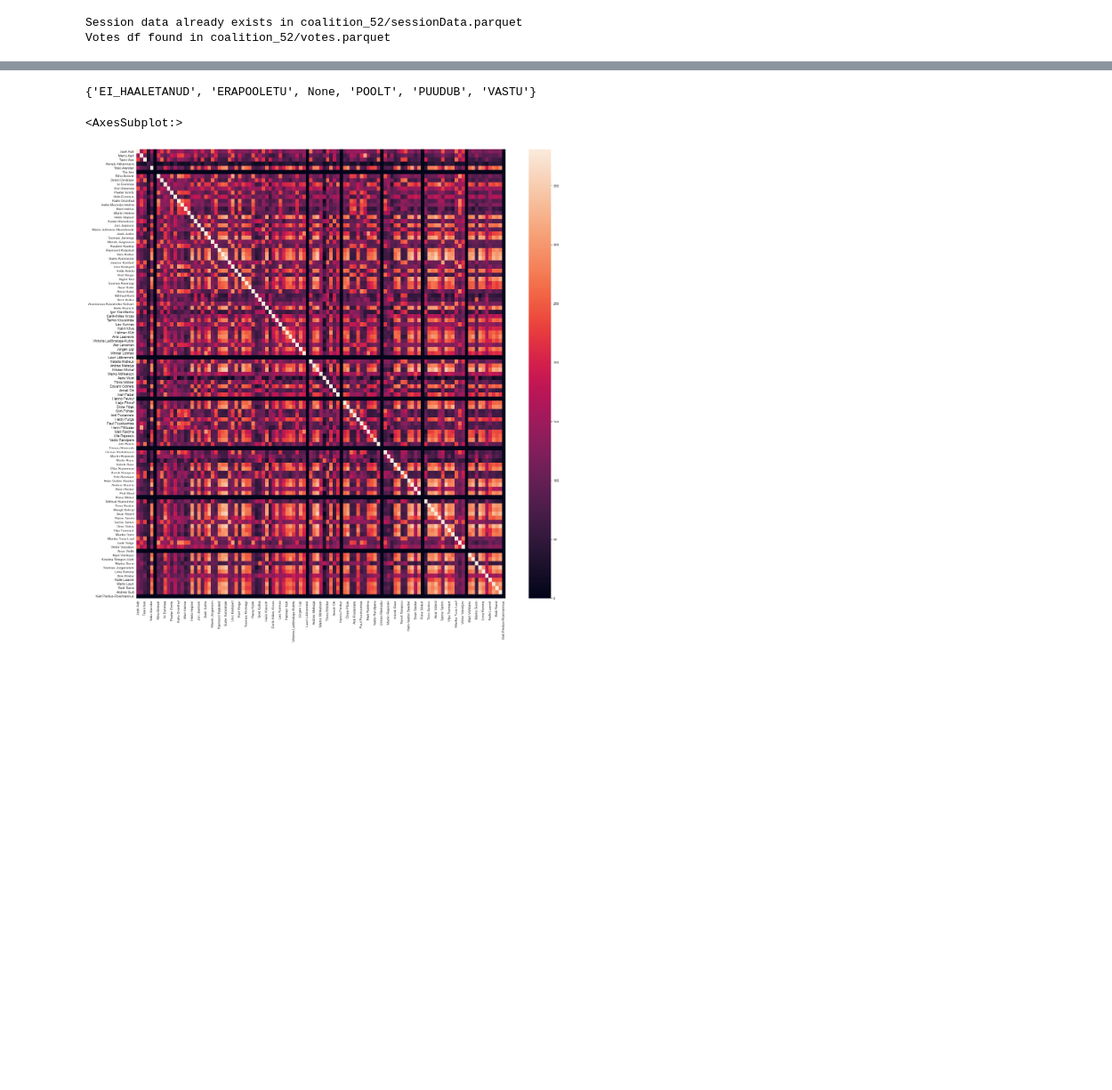
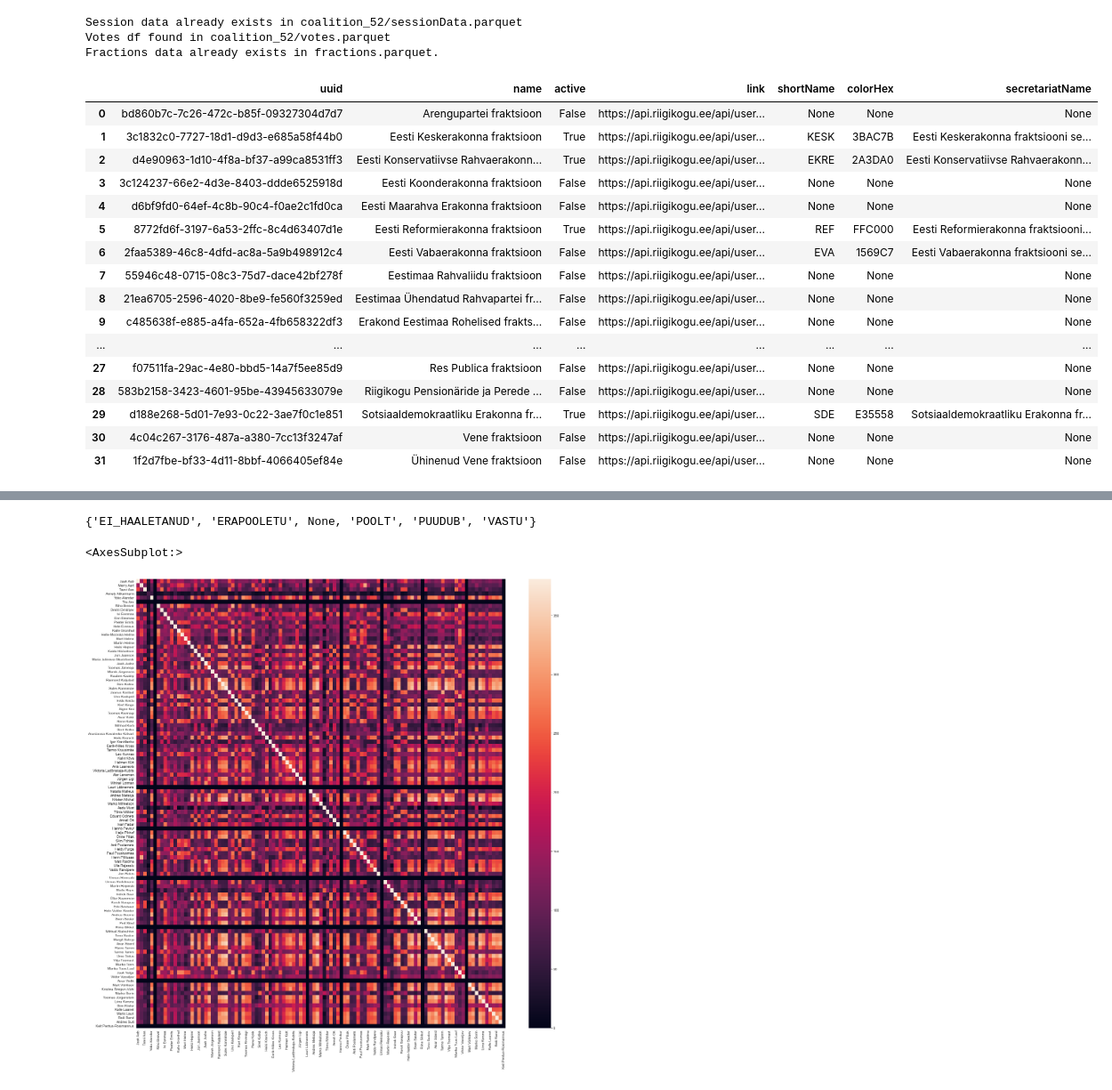
Before and after one commit to fedorst/parliament-vote-adjacency-viz, a Jupyter notebook: parliamentGraphPreprocessing.ipynb, the cells around one changed output, grey strips where cells are left out. Shown: that part at 89% size. Cells and saved outputs as stored; diff of their text form; code cells hidden in the pictures; blank space fills up the shorter version.

Commit message:
pull party fraction data, create vote metadata df

```diff
--- a/parliamentGraphPreprocessing.ipynb
+++ b/parliamentGraphPreprocessing.ipynb
@@ -13,9 +13,11 @@ selectedCoalition = "52"
 selectedCoalitionFolder = f"coalition_{selectedCoalition}"
 # %%
 sessionData = get_session_data(selectedCoalition)
-coalitionVotesDf = get_coalition_votes(sessionData, selectedCoalition)
+coalitionVotesDf, coalitionVotesMetadata = get_coalition_votes(sessionData, selectedCoalition)
 adjacencyMatrixDf = get_adjacency_matrix_df(coalitionVotesDf)
+fractions_df = get_fractions()
 # TODO: create name_to_party so that I can colour later
 # %% [output]
 Session data already exists in coalition_52/sessionData.parquet
 Votes df found in coalition_52/votes.parquet
+Fractions data already exists in fractions.parquet.
@@ -21,0 +26,20 @@ Votes df found in coalition_52/votes.parquet
+# %%
+fractions_df
+# %% [output]
+|  | uuid | name | active | link | shortName | colorHex | secretariatName |
+| 0 | bd860b7c-7c26-472c-b85f-09327304d7d7 | Arengupartei fraktsioon | False | https://api.riigikogu.ee/api/user... | None | None | None |
+| 1 | 3c1832c0-7727-18d1-d9d3-e685a58f44b0 | Eesti Keskerakonna fraktsioon | True | https://api.riigikogu.ee/api/user... | KESK | 3BAC7B | Eesti Keskerakonna fraktsiooni se... |
+| 2 | d4e90963-1d10-4f8a-bf37-a99ca8531ff3 | Eesti Konservatiivse Rahvaerakonn... | True | https://api.riigikogu.ee/api/user... | EKRE | 2A3DA0 | Eesti Konservatiivse Rahvaerakonn... |
+| 3 | 3c124237-66e2-4d3e-8403-ddde6525918d | Eesti Koonderakonna fraktsioon | False | https://api.riigikogu.ee/api/user... | None | None | None |
+| 4 | d6bf9fd0-64ef-4c8b-90c4-f0ae2c1fd0ca | Eesti Maarahva Erakonna fraktsioon | False | https://api.riigikogu.ee/api/user... | None | None | None |
+| 5 | 8772fd6f-3197-6a53-2ffc-8c4d63407d1e | Eesti Reformierakonna fraktsioon | True | https://api.riigikogu.ee/api/user... | REF | FFC000 | Eesti Reformierakonna fraktsiooni... |
+| 6 | 2faa5389-46c8-4dfd-ac8a-5a9b498912c4 | Eesti Vabaerakonna fraktsioon | False | https://api.riigikogu.ee/api/user... | EVA | 1569C7 | Eesti Vabaerakonna fraktsiooni se... |
+| 7 | 55946c48-0715-08c3-75d7-dace42bf278f | Eestimaa Rahvaliidu fraktsioon | False | https://api.riigikogu.ee/api/user... | None | None | None |
+| 8 | 21ea6705-2596-4020-8be9-fe560f3259ed | Eestimaa Ühendatud Rahvapartei fr... | False | https://api.riigikogu.ee/api/user... | None | None | None |
+| 9 | c485638f-e885-a4fa-652a-4fb658322df3 | Erakond Eestimaa Rohelised frakts... | False | https://api.riigikogu.ee/api/user... | None | None | None |
+| ... | ... | ... | ... | ... | ... | ... | ... |
+| 27 | f07511fa-29ac-4e80-bbd5-14a7f5ee85d9 | Res Publica fraktsioon | False | https://api.riigikogu.ee/api/user... | None | None | None |
+| 28 | 583b2158-3423-4601-95be-43945633079e | Riigikogu Pensionäride ja Perede ... | False | https://api.riigikogu.ee/api/user... | None | None | None |
+| 29 | d188e268-5d01-7e93-0c22-3ae7f0c1e851 | Sotsiaaldemokraatliku Erakonna fr... | True | https://api.riigikogu.ee/api/user... | SDE | E35558 | Sotsiaaldemokraatliku Erakonna fr... |
+| 30 | 4c04c267-3176-487a-a380-7cc13f3247af | Vene fraktsioon | False | https://api.riigikogu.ee/api/user... | None | None | None |
+| 31 | 1f2d7fbe-bf33-4d11-8bbf-4066405ef84e | Ühinenud Vene fraktsioon | False | https://api.riigikogu.ee/api/user... | None | None | None |
```
Also changed, not shown: parts of 3 cells of this notebook, 3 other files.
